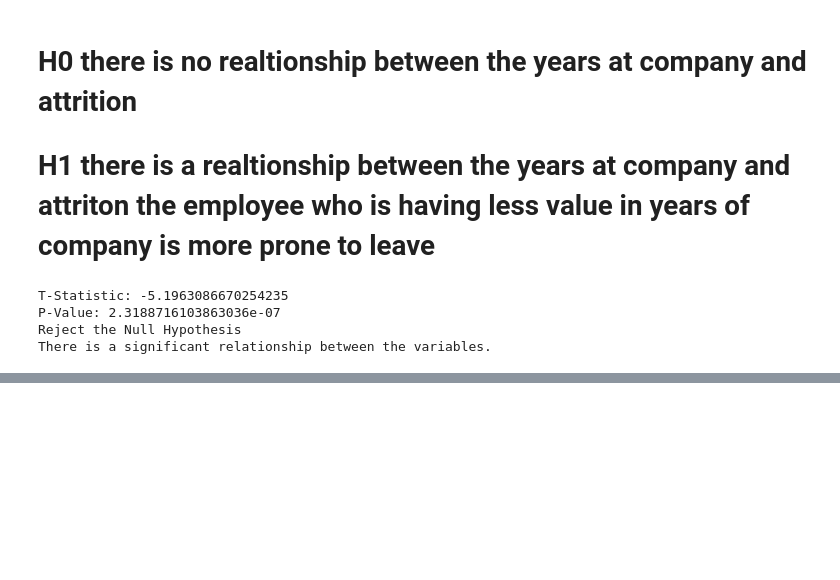
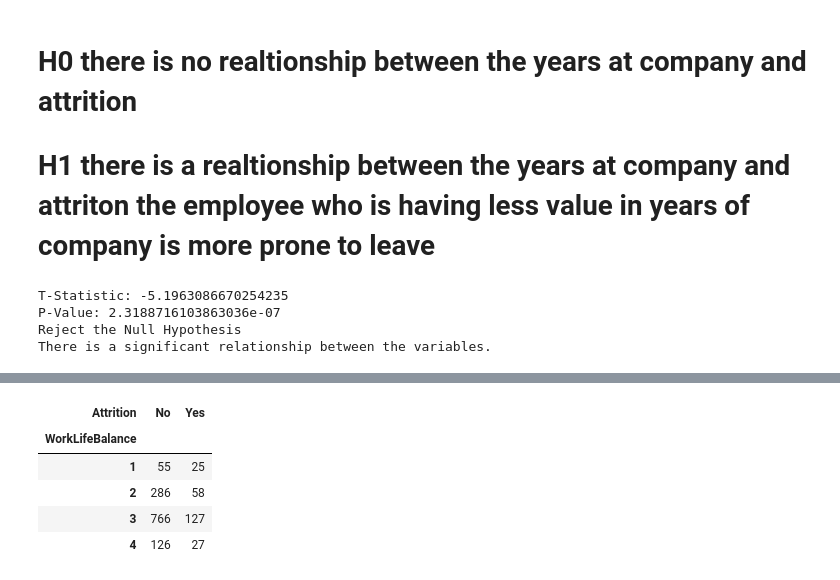
Before and after one commit to datasciencesociety-lab/Data_Analytics_Program, a Jupyter notebook: exploratory-data-analysis.ipynb, the cells around one changed output, grey strips where cells are left out. Saved outputs shown, nothing was run; the diff lists cells and outputs as text; code cells hidden in the pictures; blank space fills up the shorter version.

```diff
--- a/exploratory-data-analysis.ipynb
+++ b/exploratory-data-analysis.ipynb
@@ -1217,0 +1278,11 @@ There is a significant relationship between the variables.
+# %%
+wfb_attrition = pd.crosstab(df["WorkLifeBalance"],df["Attrition"])
+# %%
+wfb_attrition
+# %% [output]
+| Attrition | No | Yes |
+| WorkLifeBalance |  |  |
+| 1 | 55 | 25 |
+| 2 | 286 | 58 |
+| 3 | 766 | 127 |
+| 4 | 126 | 27 |
```
Also changed, not shown: parts of 20 cells of this notebook.
